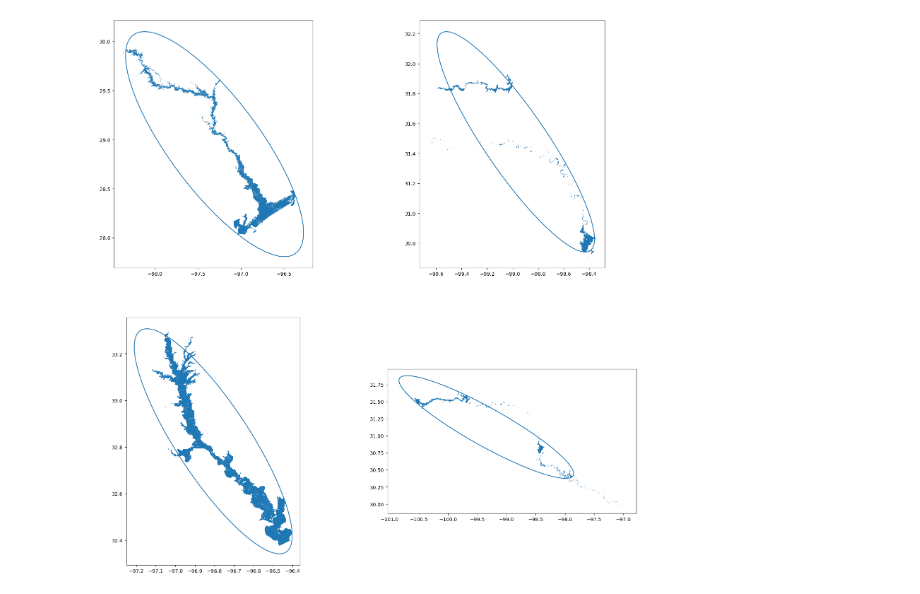
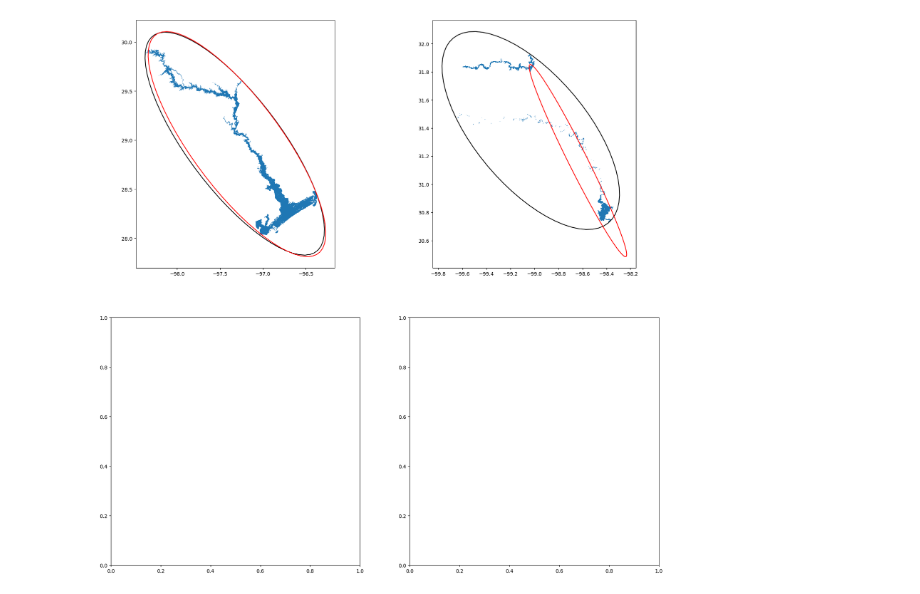
Before and after one commit to I-GUIDE/population_vulnerable_to_dam_failure, a Jupyter notebook: Checking_ellipsoid.ipynb, the cells around one changed output. Saved outputs shown, nothing was run; the diff lists cells and outputs as text; code cells hidden in the pictures.

```diff
--- a/Checking_ellipsoid.ipynb
+++ b/Checking_ellipsoid.ipynb
@@ -20,17 +20,23 @@ import matplotlib.pyplot as plt
 ellipse = gpd.read_file('./output/TAS_F_ellipse.geojson')
 fim = gpd.read_file('./output/TAS_F_fim.geojson')
 fim_geoid = gpd.read_file('./output/TAS_F_fim_geoid.geojson')
+# fim_old = gpd.read_file('./output copy/TAS_F_fim.geojson')
+ellipse_old = gpd.read_file('./output copy/TAS_F_ellipse.geojson')
 # %%
 fig, axes = plt.subplots(2, 2, figsize=(20, 20))
 ax = axes.reshape(-1)
 
-dois = ['TX00004', 'TX00006', 'TX00008', 'TX00012']
+dois = ['TX00004', 'TX00006']
 
 for idx, doi in enumerate(dois):
     fim_ = fim.loc[fim['Dam_ID'] == doi]
     ellipse_ = ellipse.loc[ellipse['Dam_ID'] == doi]
+    fim__ = fim_old.loc[fim_old['Dam_ID'] == doi]
+    ellipse__ = ellipse_old.loc[ellipse_old['Dam_ID'] == doi]
 
     fim_.plot(ax=ax[idx])
-    ellipse_.boundary.plot(ax=ax[idx])
+    ellipse_.boundary.plot(ax=ax[idx], color='black')
+    fim__.plot(ax=ax[idx])
+    ellipse__.boundary.plot(ax=ax[idx], color='red')
 # %% [output]
-[figure, old version]
+[figure, new version]
```
Also changed, not shown: 5 other files.
